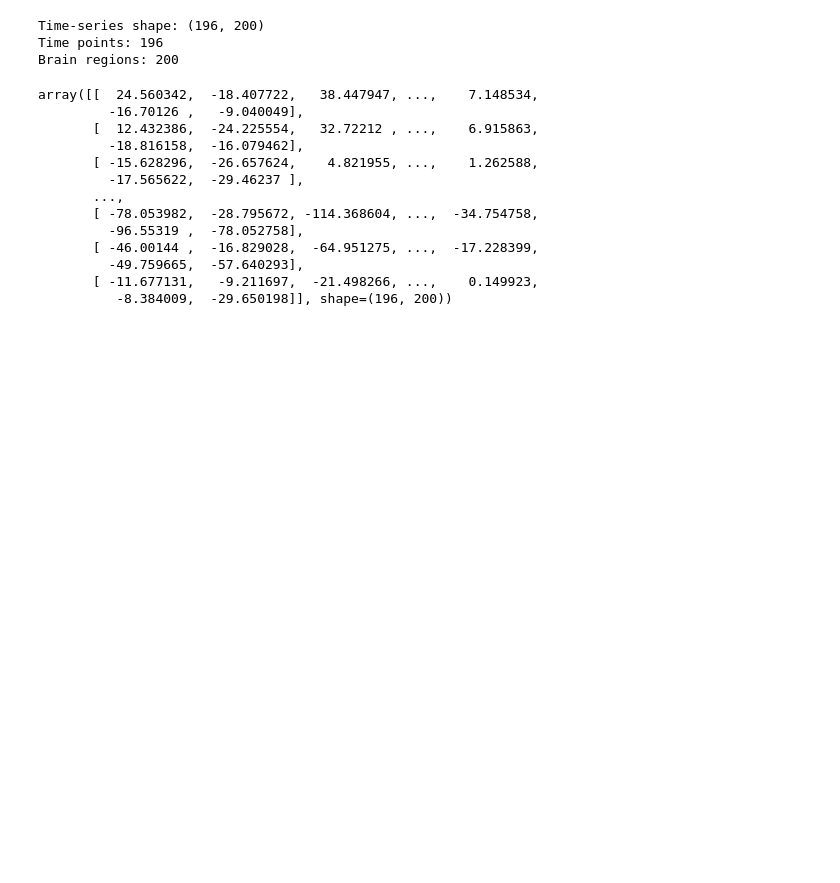
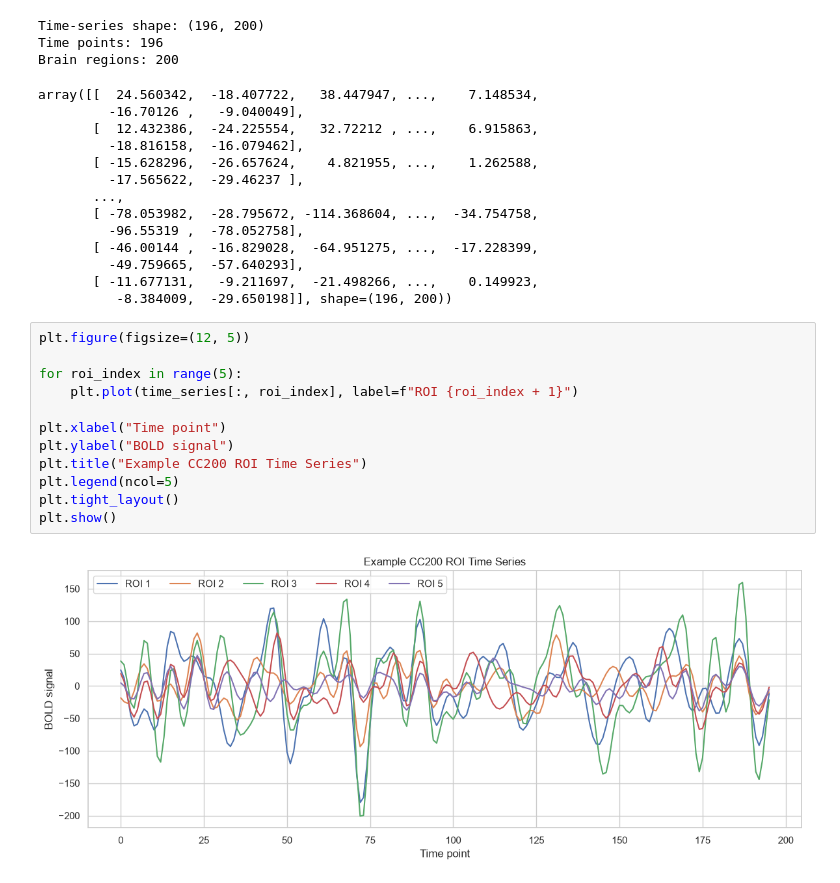
Before and after one commit to RedstPhillip/ABIDE, a Jupyter notebook: data_exploration.ipynb, the cells around one changed output. Drawn from its saved outputs; the diff is of its cells as text; blank space fills up the shorter version.

```diff
--- a/data_exploration.ipynb
+++ b/data_exploration.ipynb
@@ -122,3 +221,17 @@ array([[  24.560342,  -18.407722,   38.447947, ...,    7.148534,
          -49.759665,  -57.640293],
        [ -11.677131,   -9.211697,  -21.498266, ...,    0.149923,
           -8.384009,  -29.650198]], shape=(196, 200))
+# %%
+plt.figure(figsize=(12, 5))
+
+for roi_index in range(5):
+    plt.plot(time_series[:, roi_index], label=f"ROI {roi_index + 1}")
+
+plt.xlabel("Time point")
+plt.ylabel("BOLD signal")
+plt.title("Example CC200 ROI Time Series")
+plt.legend(ncol=5)
+plt.tight_layout()
+plt.show()
+# %% [output]
+[figure, added]
```
Also changed, not shown: parts of 10 cells of this notebook.
